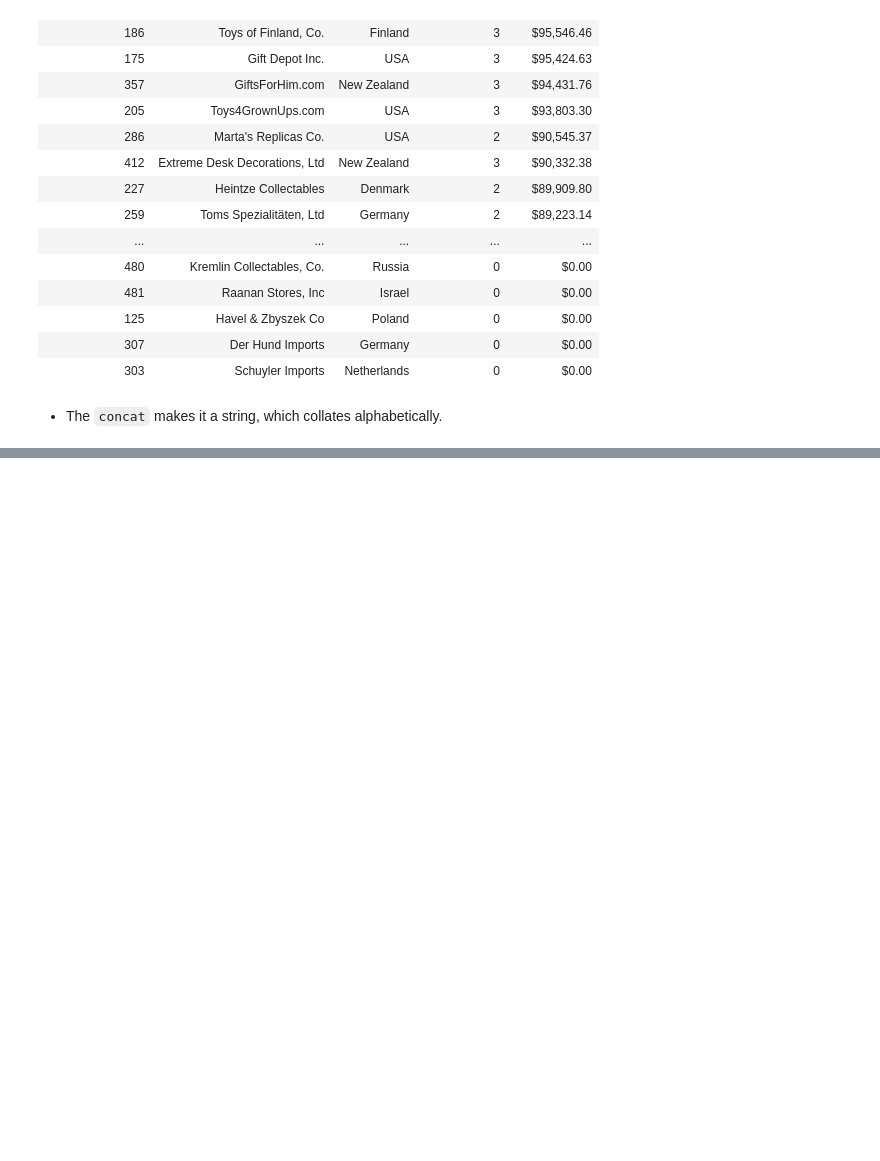
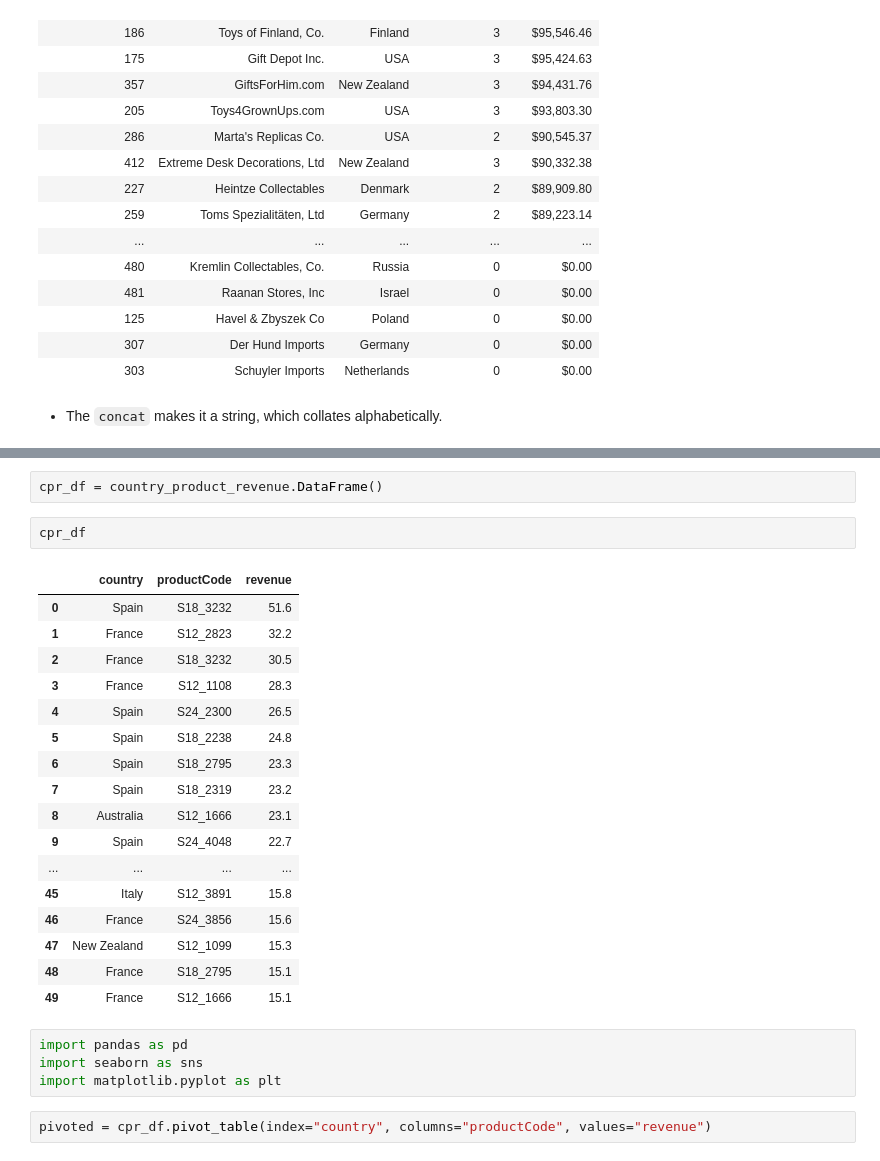
Before and after one commit to donald-f-ferguson/W4111-Intro-to-Databases-Spring-2024, a Jupyter notebook: Lectures/s-2024-Lecture-3/S24_W4111_Lecture_3_Examples.ipynb, the cells around one changed output, grey strips where cells are left out. Saved outputs shown, nothing was run; the diff lists cells and outputs as text; blank space fills up the shorter version.

```diff
--- a/Lectures/s-2024-Lecture-3/S24_W4111_Lecture_3_Examples.ipynb
+++ b/Lectures/s-2024-Lecture-3/S24_W4111_Lecture_3_Examples.ipynb
@@ -287,0 +321,28 @@ order by total_revenue desc;
+# %%
+cpr_df = country_product_revenue.DataFrame()
+# %%
+cpr_df
+# %% [output]
+|  | country | productCode | revenue |
+| 0 | Spain | S18_3232 | 51.6 |
+| 1 | France | S12_2823 | 32.2 |
+| 2 | France | S18_3232 | 30.5 |
+| 3 | France | S12_1108 | 28.3 |
+| 4 | Spain | S24_2300 | 26.5 |
+| 5 | Spain | S18_2238 | 24.8 |
+| 6 | Spain | S18_2795 | 23.3 |
+| 7 | Spain | S18_2319 | 23.2 |
+| 8 | Australia | S12_1666 | 23.1 |
+| 9 | Spain | S24_4048 | 22.7 |
+| ... | ... | ... | ... |
+| 45 | Italy | S12_3891 | 15.8 |
+| 46 | France | S24_3856 | 15.6 |
+| 47 | New Zealand | S12_1099 | 15.3 |
+| 48 | France | S18_2795 | 15.1 |
+| 49 | France | S12_1666 | 15.1 |
+# %%
+import pandas as pd
+import seaborn as sns
+import matplotlib.pyplot as plt
+# %%
+pivoted = cpr_df.pivot_table(index="country", columns="productCode", values="revenue")
```
Also changed, not shown: parts of 4 cells of this notebook.
